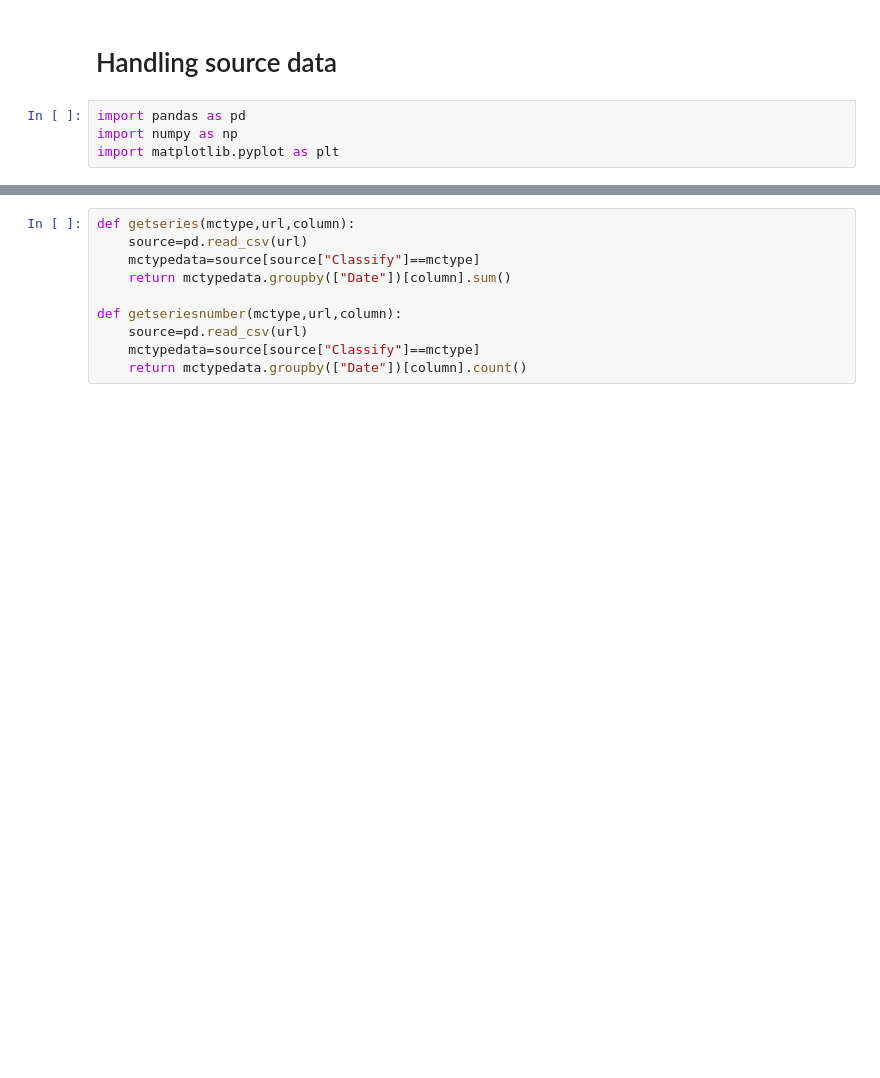
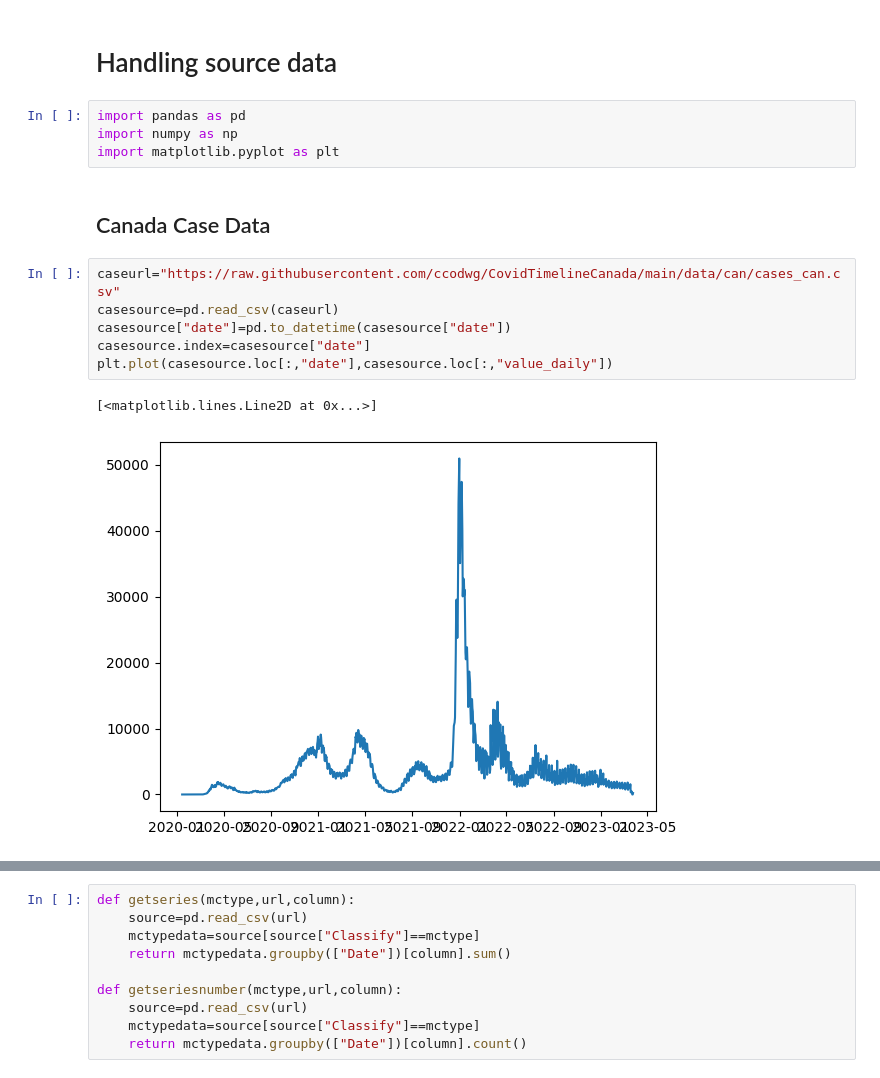
Before and after one commit to Song921012/CognitiveModel.jl, a Jupyter notebook: dataprocess.ipynb, the cells around one changed output, grey strips where cells are left out. Cells and saved outputs as stored; diff of their text form; blank space fills up the shorter version.

```diff
--- a/dataprocess.ipynb
+++ b/dataprocess.ipynb
@@ -4,3 +4,14 @@
 import pandas as pd
 import numpy as np
 import matplotlib.pyplot as plt
+# %% [markdown]
+## Canada Case Data
+# %%
+caseurl="https://raw.githubusercontent.com/ccodwg/CovidTimelineCanada/main/data/can/cases_can.csv"
+casesource=pd.read_csv(caseurl)
+casesource["date"]=pd.to_datetime(casesource["date"])
+casesource.index=casesource["date"]
+plt.plot(casesource.loc[:,"date"],casesource.loc[:,"value_daily"])
+# %% [output]
+[<matplotlib.lines.Line2D at 0x...>]
+[figure, added]
```
Also changed, not shown: parts of 14 cells of this notebook, 4 other files.
